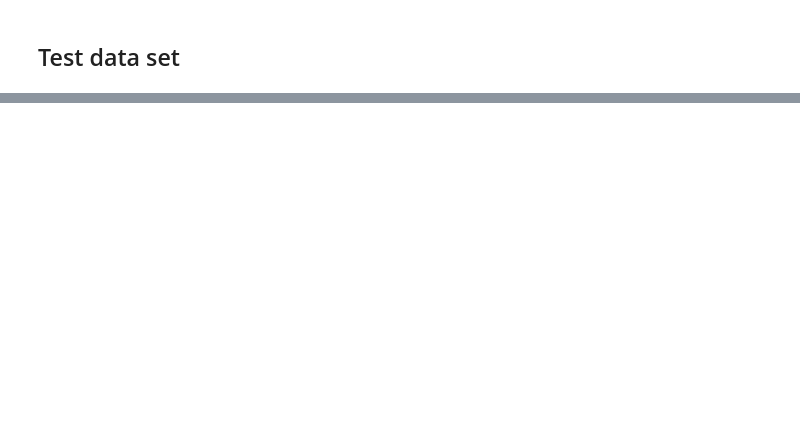
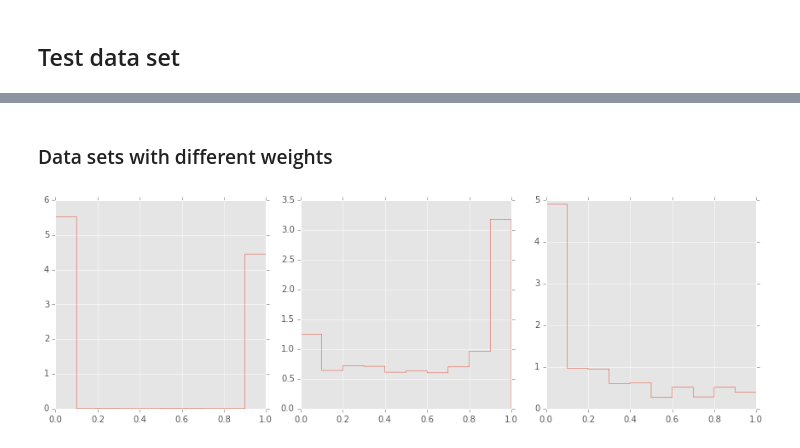
Before and after one commit to cliburn/test-mpg, a Jupyter notebook: test-mpg.ipynb, the cells around one changed output, grey strips where cells are left out. Drawn from its saved outputs; the diff is of its cells as text; code cells hidden in the pictures; blank space fills up the shorter version.

```diff
--- a/test-mpg.ipynb
+++ b/test-mpg.ipynb
@@ -135,0 +165,35 @@ plot_diff(mpg, 'shift')
+# %% [markdown]
+### Data sets with different weights
+# %%
+C_wt, Y_wt = prepare(data_wts, 1000, [0,1,2,3])
+# %%
+%%R -i C_wt,Y_wt -o ans_wt
+
+library(MPG)
+
+set.seed(1)
+
+mcmc = list(nburn = 1000, nsave = 1000, nskip = 1, ndisplay = 100, seed=123)
+
+n = nrow(Y_wt)
+p = ncol(Y_wt)
+
+prior = list( K = 10 ,
+              epsilons_range = matrix( c(10^-10, 1, 1, 2), ncol = 2, byrow=TRUE),
+              tau_varphi = c(0.5,0.5,0))
+
+
+ans_wt = mpg(Y_wt, C_wt, prior, mcmc)
+# %%
+mpg_wt = convert_mpg(ans_wt)
+# %%
+plt.figure(figsize=(12,4))
+plt.subplot(1,3,1)
+plt.hist(mpg_wt.chain.rho, normed=True, histtype='step')
+plt.subplot(1,3,2)
+plt.hist(mpg_wt.chain.varphi[:], normed=True, histtype='step')
+plt.subplot(1,3,3)
+plt.hist(mpg_wt.chain.epsilon[:], normed=True, histtype='step')
+plt.tight_layout()
+# %% [output]
+[figure, added]
```
Also changed, not shown: parts of 30 cells of this notebook, 2 other files.
